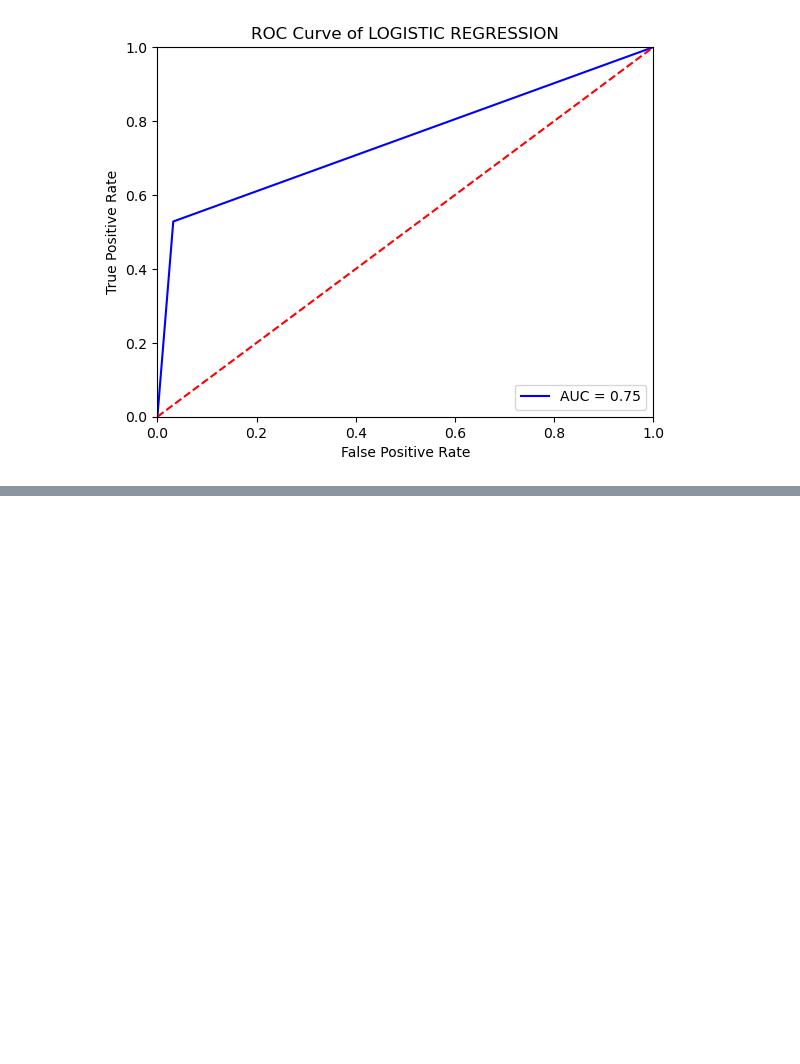
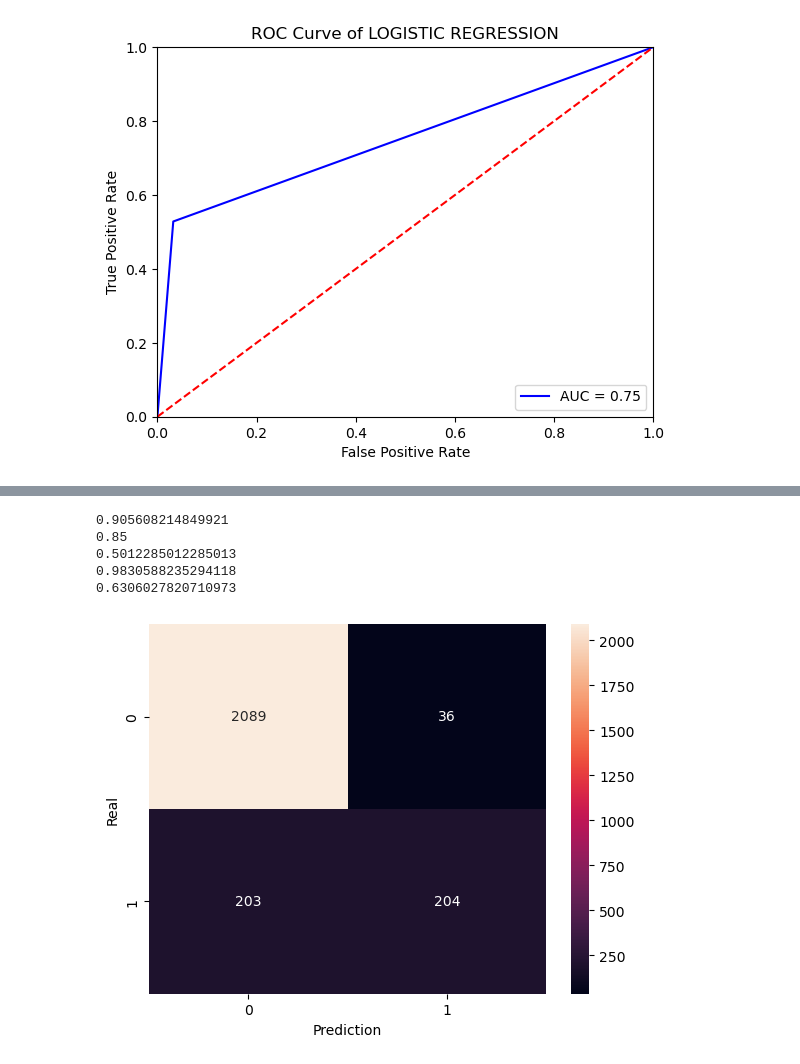
Before and after one commit to change0z/Portfolio, a Jupyter notebook: Data Analysis/Data_Analysis.ipynb, the cells around one changed output, grey strips where cells are left out. Drawn from its saved outputs; the diff is of its cells as text; code cells hidden in the pictures; blank space fills up the shorter version.

```diff
--- a/Data Analysis/Data_Analysis.ipynb
+++ b/Data Analysis/Data_Analysis.ipynb
@@ -627,0 +675,2 @@ plt.show()
+# %%
+y_knn_predict = model.predict(x_test)
@@ -627,0 +688,19 @@ plt.show()
+# %%
+print(accuracy_score(y_test, y_knn_predict))
+print(precision_score(y_test, y_knn_predict))
+print(recall_score(y_test, y_knn_predict))
+specificity_knn = TN / (TN + FP)
+print(specificity_knn)
+print(f1_score(y_test, y_knn_predict))
+# %% [output]
+0.905608214849921
+0.85
+0.5012285012285013
+0.9830588235294118
+0.6306027820710973
+# %%
+sns.heatmap(confusion_matrix(y_test, y_knn_predict), annot=True, fmt='.0f')
+plt.ylabel('Real')
+plt.xlabel('Prediction');
+# %% [output]
+[figure, added]
```
Also changed, not shown: parts of 12 cells of this notebook.
